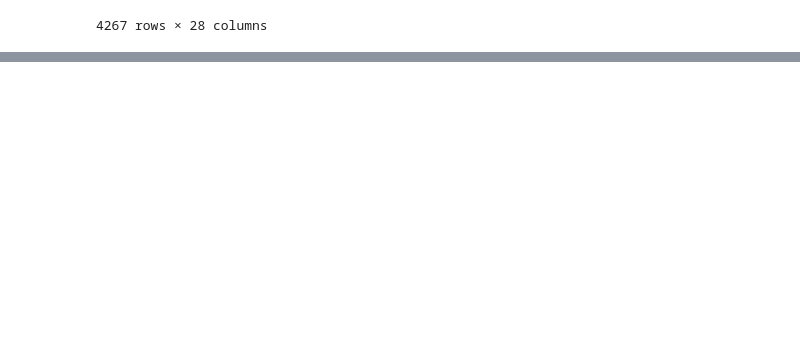
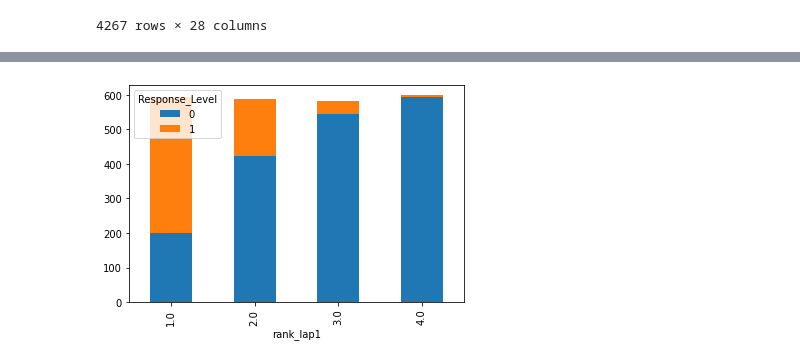
Before and after one commit to v-razon/Speed-Skating, a Jupyter notebook: Python code.ipynb, the cells around one changed output, grey strips where cells are left out. Saved outputs shown, nothing was run; the diff lists cells and outputs as text; code cells hidden in the pictures; blank space fills up the shorter version.

```diff
--- a/Python code.ipynb
+++ b/Python code.ipynb
@@ -81,0 +213,6 @@ ValueError: cannot convert float NaN to integer
+# %%
+%matplotlib inline
+pd.crosstab(df['rank_lap1'],y).plot(kind='bar', stacked=True)
+plt.show()
+# %% [output]
+[figure, added]
```
Also changed, not shown: parts of 16 cells of this notebook, 2 other files.
